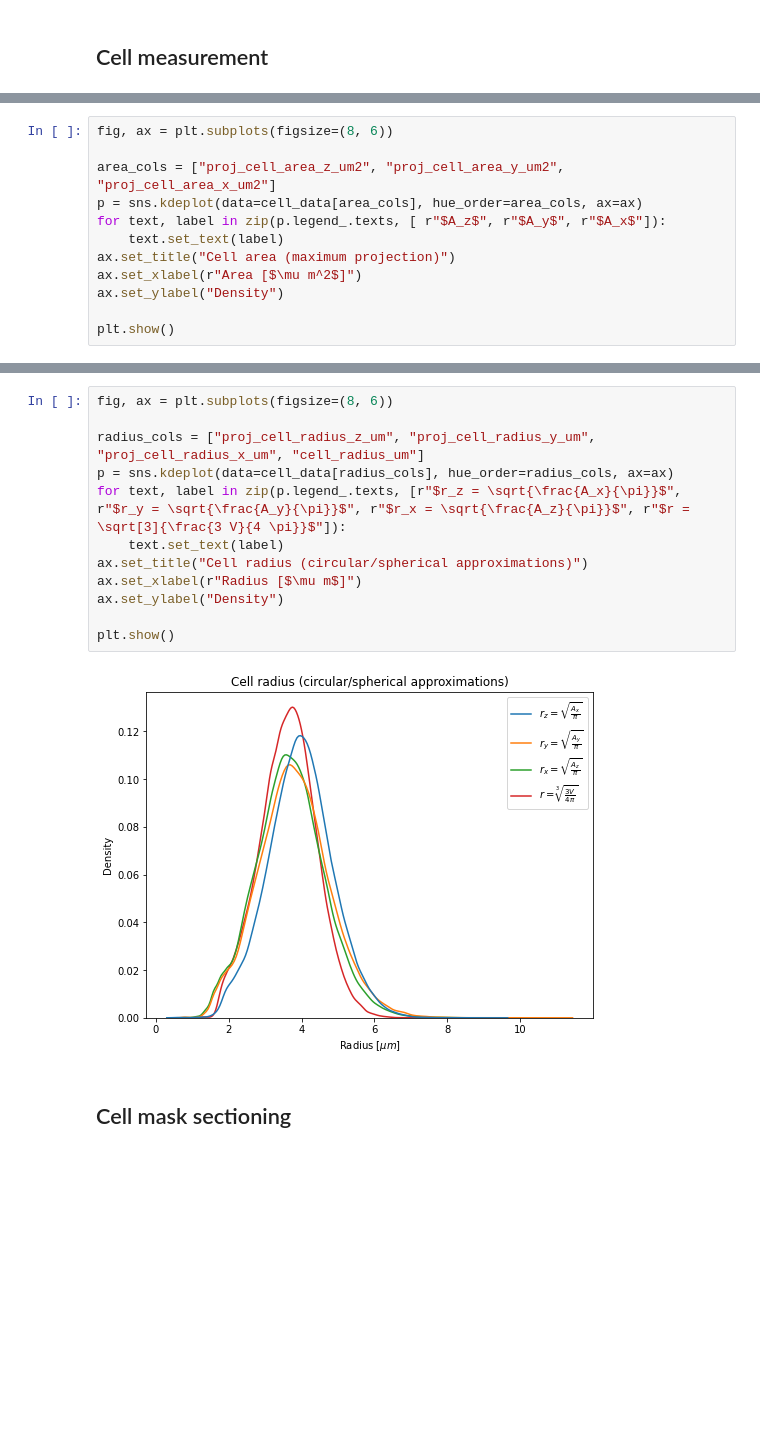
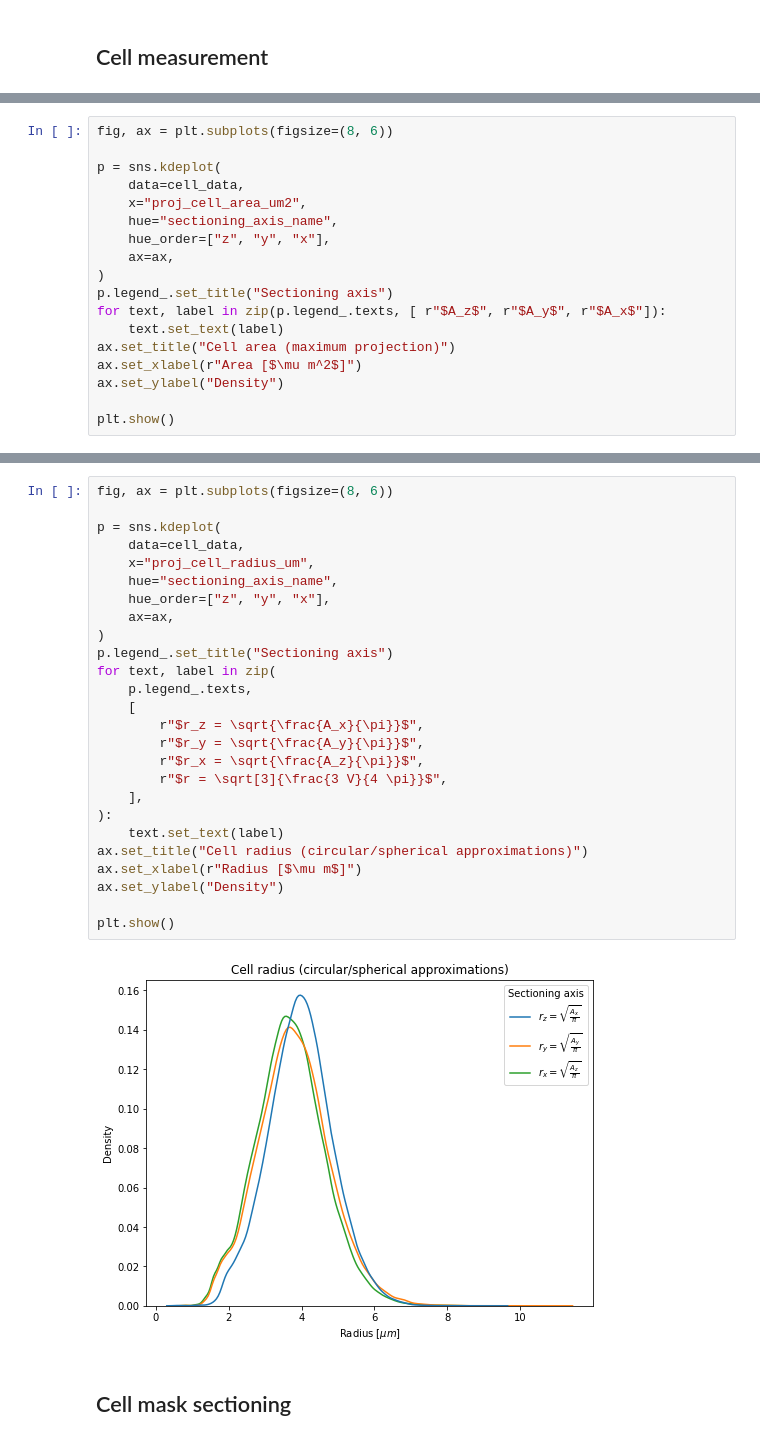
Before and after one commit to BodenmillerGroup/simutome, a Jupyter notebook: notebooks/parameter_estimation.ipynb, the cells around one changed output, grey strips where cells are left out. Cells and saved outputs as stored; diff of their text form; blank space fills up the shorter version.

```diff
--- a/notebooks/parameter_estimation.ipynb
+++ b/notebooks/parameter_estimation.ipynb
@@ -141,8 +169,14 @@ plt.show()
 # %%
 fig, ax = plt.subplots(figsize=(8, 6))
 
-area_cols = ["proj_cell_area_z_um2", "proj_cell_area_y_um2", "proj_cell_area_x_um2"]
-p = sns.kdeplot(data=cell_data[area_cols], hue_order=area_cols, ax=ax)
+p = sns.kdeplot(
+    data=cell_data,
+    x="proj_cell_area_um2",
+    hue="sectioning_axis_name",
+    hue_order=["z", "y", "x"],
+    ax=ax,
+)
+p.legend_.set_title("Sectioning axis")
 for text, label in zip(p.legend_.texts, [ r"$A_z$", r"$A_y$", r"$A_x$"]):
     text.set_text(label)
 ax.set_title("Cell area (maximum projection)")
@@ -155,17 +189,31 @@ plt.show()
 # %%
 fig, ax = plt.subplots(figsize=(8, 6))
 
-radius_cols = ["proj_cell_radius_z_um", "proj_cell_radius_y_um", "proj_cell_radius_x_um", "cell_radius_um"]
-p = sns.kdeplot(data=cell_data[radius_cols], hue_order=radius_cols, ax=ax)
-for text, label in zip(p.legend_.texts, [r"$r_z = \sqrt{\frac{A_x}{\pi}}$", r"$r_y = \sqrt{\frac{A_y}{\pi}}$", r"$r_x = \sqrt{\frac{A_z}{\pi}}$", r"$r = \sqrt[3]{\frac{3 V}{4 \pi}}$"]):
+p = sns.kdeplot(
+    data=cell_data,
+    x="proj_cell_radius_um",
+    hue="sectioning_axis_name",
+    hue_order=["z", "y", "x"],
+    ax=ax,
+)
+p.legend_.set_title("Sectioning axis")
+for text, label in zip(
+    p.legend_.texts,
+    [
+        r"$r_z = \sqrt{\frac{A_x}{\pi}}$",
+        r"$r_y = \sqrt{\frac{A_y}{\pi}}$",
+        r"$r_x = \sqrt{\frac{A_z}{\pi}}$",
+        r"$r = \sqrt[3]{\frac{3 V}{4 \pi}}$",
+    ],
+):
     text.set_text(label)
 ax.set_title("Cell radius (circular/spherical approximations)")
 ax.set_xlabel(r"Radius [$\mu m$]")
 ax.set_ylabel("Density")
 
 plt.show()
 # %% [output]
-[figure, old version]
+[figure, new version]
 # %% [markdown]
 ## Cell mask sectioning
 # %%
```
Also changed, not shown: parts of 28 cells of this notebook, 1 other file.
